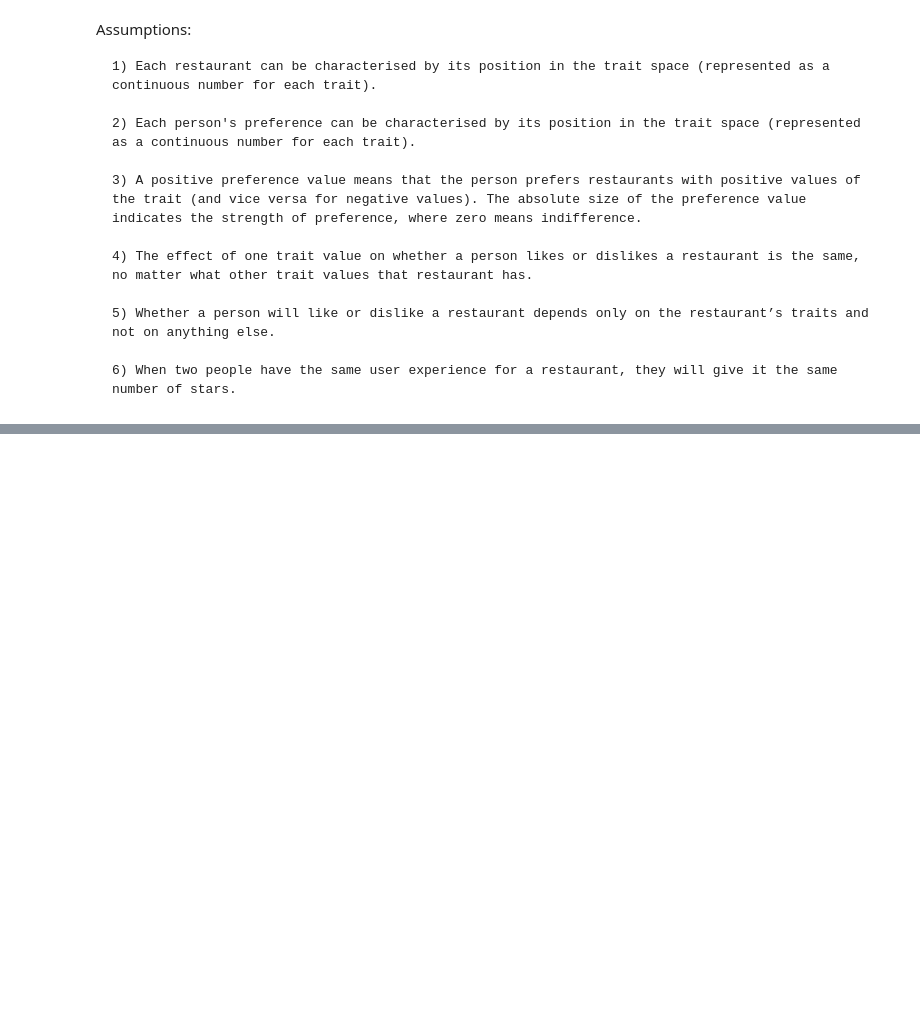
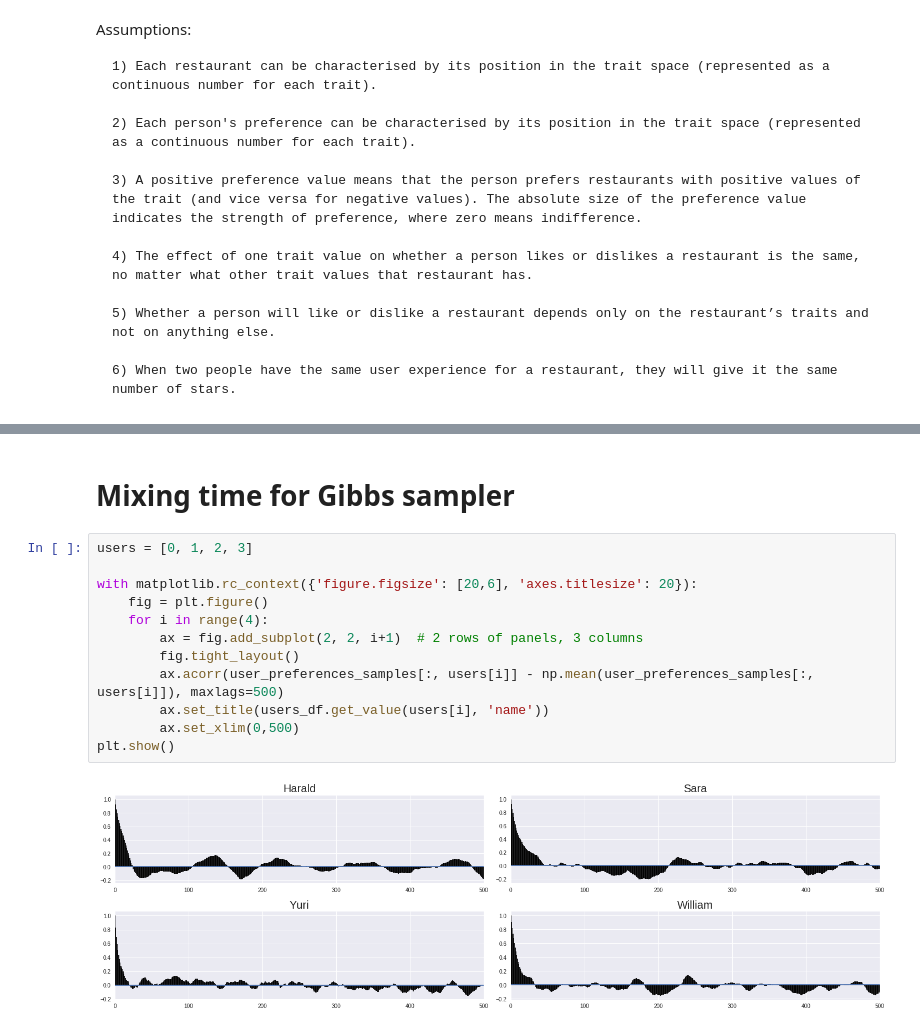
Before and after one commit to ioanab95/Colaborative-Filtering, a Jupyter notebook: collaborative_filtering.ipynb, the cells around one changed output, grey strips where cells are left out. Drawn from its saved outputs; the diff is of its cells as text; blank space fills up the shorter version.

```diff
--- a/collaborative_filtering.ipynb
+++ b/collaborative_filtering.ipynb
@@ -462,0 +474,16 @@ KeyboardInterrupt:
+# %% [markdown]
+# Mixing time for Gibbs sampler
+# %%
+users = [0, 1, 2, 3]
+
+with matplotlib.rc_context({'figure.figsize': [20,6], 'axes.titlesize': 20}):
+    fig = plt.figure()
+    for i in range(4):
+        ax = fig.add_subplot(2, 2, i+1)  # 2 rows of panels, 3 columns
+        fig.tight_layout()
+        ax.acorr(user_preferences_samples[:, users[i]] - np.mean(user_preferences_samples[:, users[i]]), maxlags=500)
+        ax.set_title(users_df.get_value(users[i], 'name'))
+        ax.set_xlim(0,500)
+plt.show()
+# %% [output]
+[figure, added]
```
Also changed, not shown: parts of 10 cells of this notebook.
